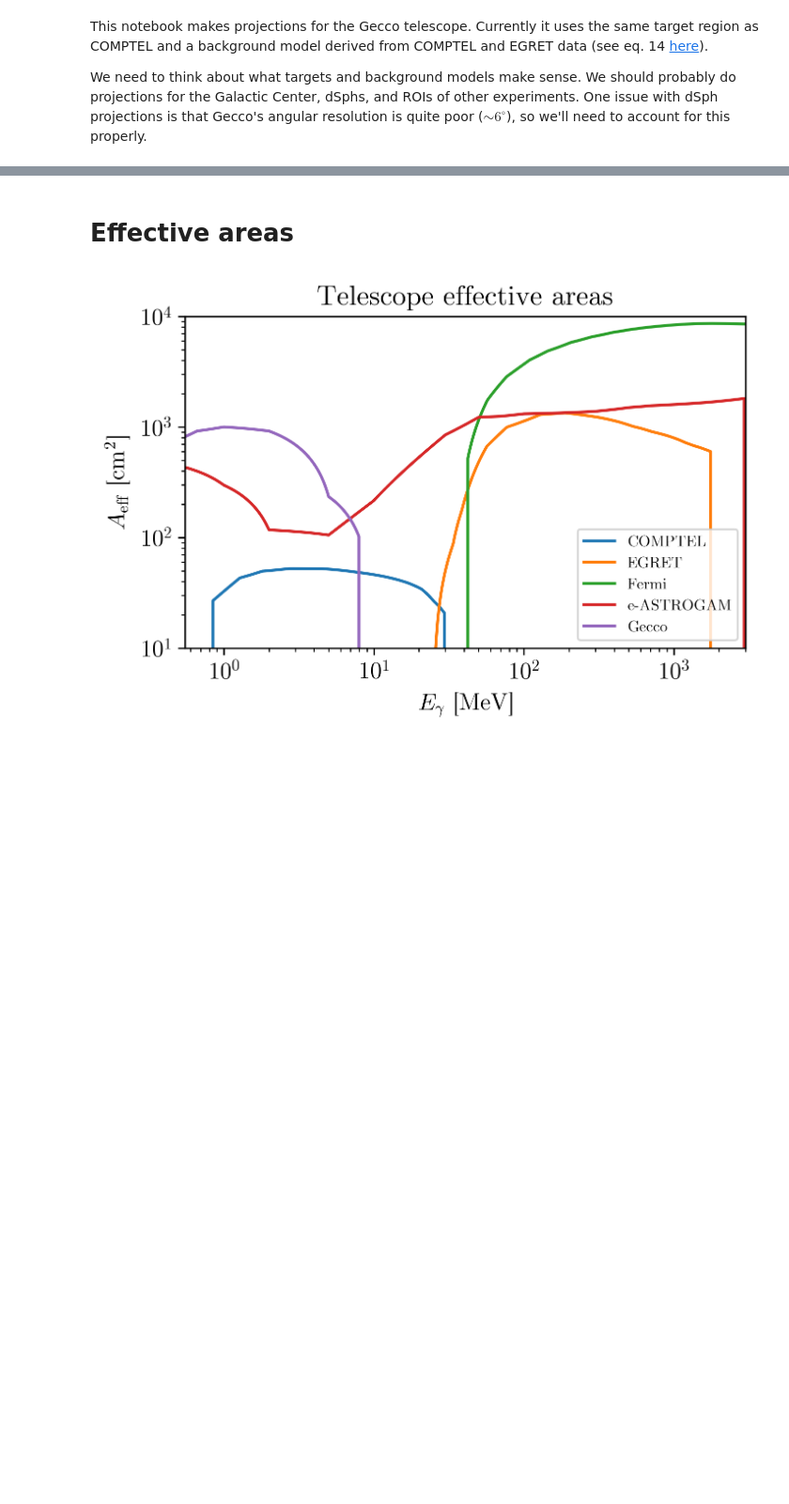
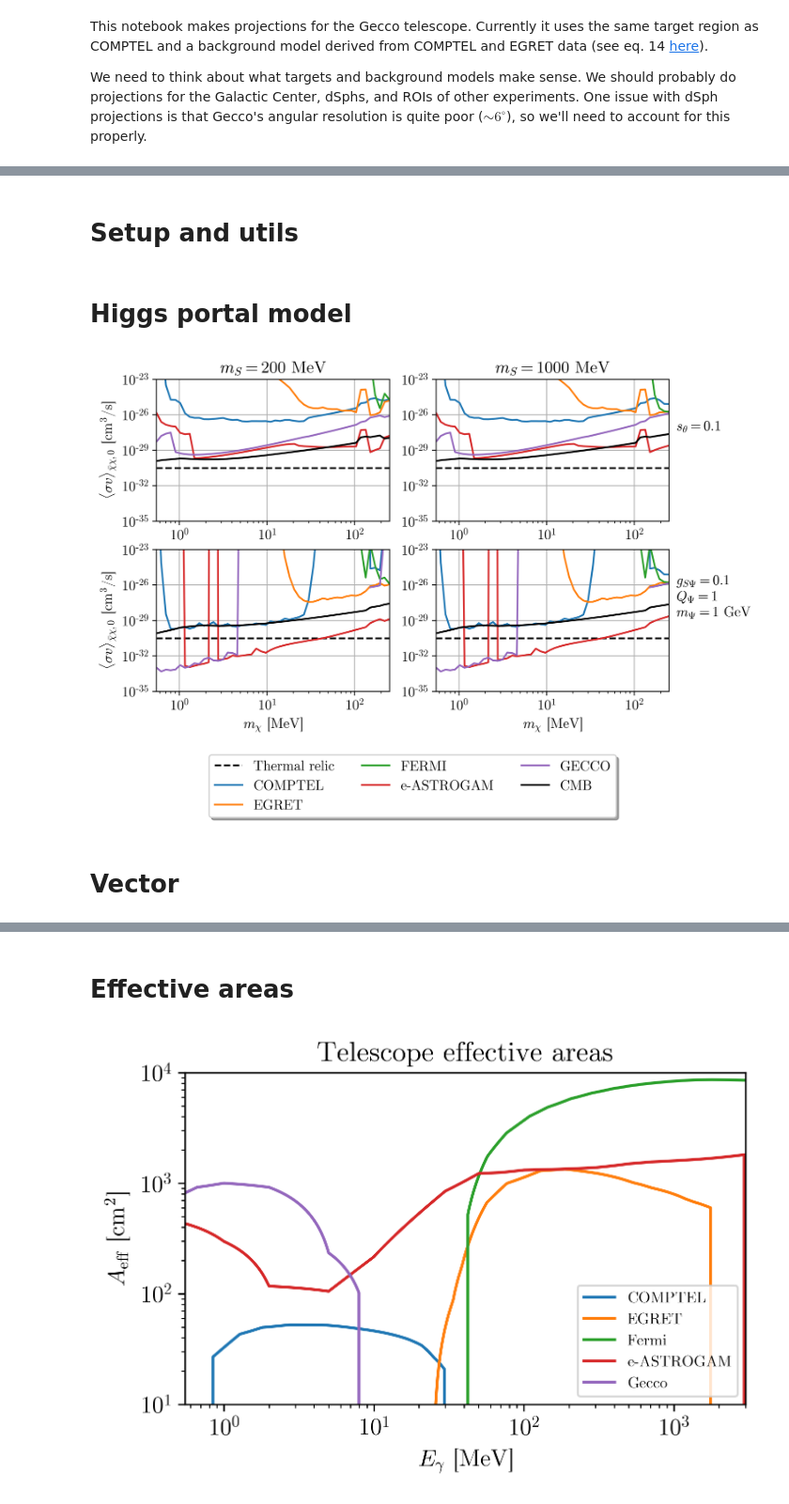
Before and after one commit to LoganAMorrison/Hazma, a Jupyter notebook: notebooks/dev/ac-01-gecco_limits.ipynb, the cells around one changed output, grey strips where cells are left out. Shown at 94% size. Saved outputs shown, nothing was run; the diff lists cells and outputs as text; code cells hidden in the pictures; blank space fills up the shorter version.

Commit message:
update gecco projections. save plots and constraints.

```diff
--- a/notebooks/dev/ac-01-gecco_limits.ipynb
+++ b/notebooks/dev/ac-01-gecco_limits.ipynb
@@ -23,0 +32,2 @@ T_obs_gecco = 1e6  # s. This is a VERY short time!
+# %% [markdown]
+# Setup and utils
@@ -23,0 +116,2 @@ T_obs_gecco = 1e6  # s. This is a VERY short time!
+# %% [markdown]
+# Higgs portal model
@@ -23,0 +138,61 @@ T_obs_gecco = 1e6  # s. This is a VERY short time!
+# %%
+# Recompute constraints
+sv_constraints_sms = np.empty_like(sms)
+for i in range(len(sms)):
+    for j in range(len(sms[i])):
+        sv_constraints_sms[i, j] = get_sv_constraints(sms[i, j], mxs)
+
+# Save results
+# np.savez(
+#     "data/sv_constraints_sms.npz", sv_constraints_sms=sv_constraints_sms, sm_args=sm_args
+# )
+# %%
+fig, axes = get_formatted_fig(
+    *sms.shape, (4 * sms.shape[1], 2.5 * sms.shape[0]),
+    mxs[[0, -1]], (1e-35, 1e-23)
+)
+
+# Current constraints
+for i in range(len(axes)):
+    for j in range(len(axes[i])):
+        ax = axes[i, j]
+
+        # Relic cross section tranlated to <sigma v> in the Milky Way
+        v_fo = np.sqrt(1/10)
+        ax.axhline(
+            3e-26 * (v_mw / v_fo)**2, linestyle="--", color="k", label="Thermal relic"
+        )
+
+        # Constraints
+        for key, svs in sv_constraints_sms[i, j].items():
+            if key == "cmb":
+                ax.plot(mxs, svs, "k", label=r"CMB")
+            elif key in ["comptel_check", "gecco_large"]:
+                continue
+#             elif key == "comptel_check":
+#                 ax.plot(mxs, svs, ":k", alpha=0.5, label=get_label(key))
+            else:
+                ax.plot(mxs, svs, label=get_label(key))
+
+# Mediator mass labels
+for ms, ax in zip(mss, axes[0]):
+    ax.set_title(r"$m_S = $" + f"{ms} MeV")
+
+# Coupling labels  ---------------
+row_labels = [
+    r"$s_\theta = %.1f$" % sms[0, -1].stheta,
+    r"$g_{S\Psi} = %.1f$" % sms[1, -1].gsQ + "\n"
+    + r"$Q_\Psi = %i$" % sms[1, -1].QQ + "\n"
+    + r"$m_\Psi = %i$ GeV" % (sms[1, -1].mQ / 1000)
+]
+for label, ax in zip(row_labels, axes[:, -1]):
+    ax.text(3e2, 1e-27, label, va="center")
+
+# Put a legend below last axis
+axes[-1, -1].legend(
+    loc='upper center', bbox_to_anchor=(-0.1, -0.4), fancybox=True, shadow=True, ncol=3
+)
+
+fig.savefig("figures/gecco/sm.png", bbox_inches="tight")
+# %% [output]
+[figure, added]
@@ -23,0 +201,2 @@ T_obs_gecco = 1e6  # s. This is a VERY short time!
+# %% [markdown]
+# Vector
```
Also changed, not shown: parts of 16 cells of this notebook, 9 other files.
